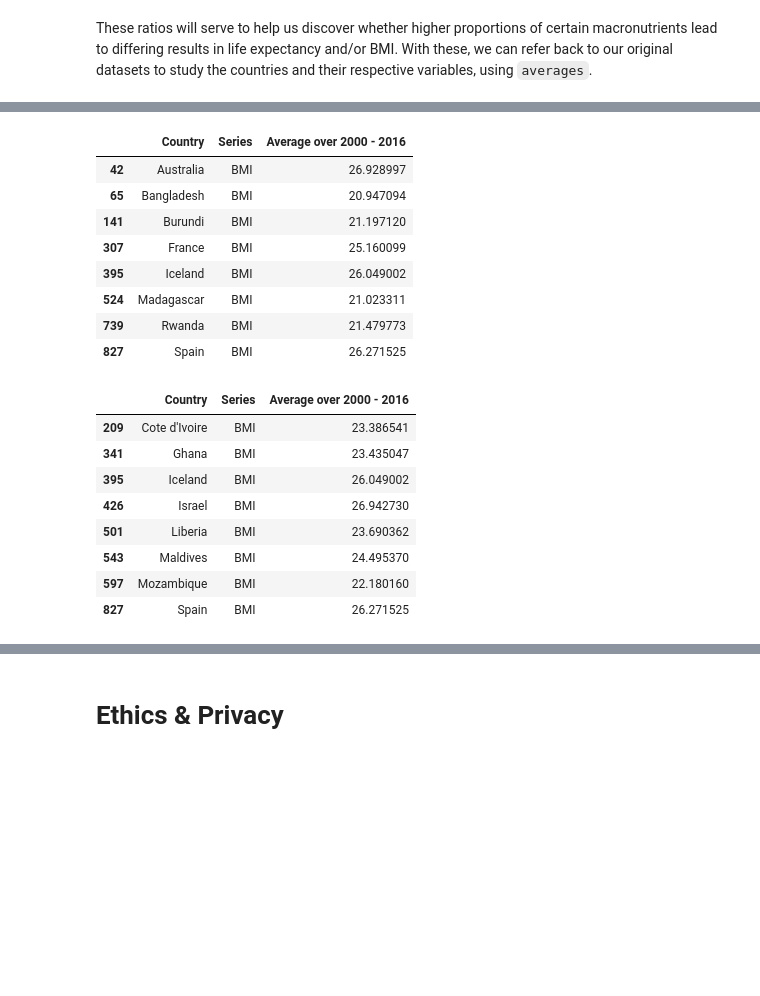
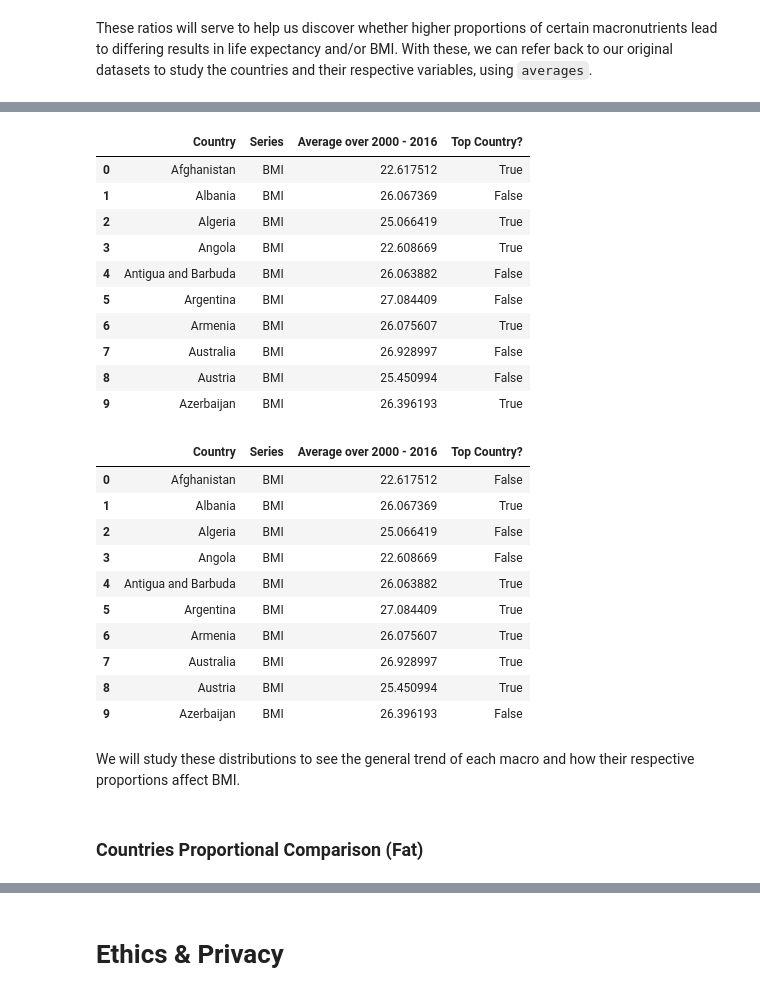
Before and after one commit to COGS108/Group074_WI24, a Jupyter notebook: EDACheckpoint_Group074_WI24.ipynb, the cells around one changed output, grey strips where cells are left out. Cells and saved outputs as stored; diff of their text form; code cells hidden in the pictures; blank space fills up the shorter version.

```diff
--- a/EDACheckpoint_Group074_WI24.ipynb
+++ b/EDACheckpoint_Group074_WI24.ipynb
@@ -1234,7 +1214,7 @@ if "Proportional Difference (PD) in Fats" in pd_carb.columns:
 if "PD in Protein" in pd_carb.columns:
     pd_carb.drop(columns= 'PD in Protein', inplace=True)
 
-pd_carb = pd.concat([pd_carb.nsmallest(5, "PD in Carbs"),pd_carb.nlargest(5, "PD in Carbs"), ])
+# pd_carb = pd.concat([pd_carb.nsmallest(5, "PD in Carbs"),pd_carb.nlargest(5, "PD in Carbs"), ])
 pd_carb.reset_index(drop=True, inplace=True)
 pd_carb['Top Country?'] = pd_carb['PD in Carbs'] > 0
 
@@ -1309,22 +1294,25 @@ pd_fat_global.head(10)
 # %%
 pd_carb_global = averages.copy()
 pd_carb_global = pd_carb_global[pd_carb_global['Country'].isin(pd_carb_countries)]
 
 # rmeoves macro information
 to_remove = ['Carbs (g/day)', 'Protein (g/day)', 'Fat (g/day)', "Life Expectancy (Years)"]
 pd_carb_global = pd_carb_global[~pd_carb_global['Series'].isin(to_remove)]
+pd_carb_global = pd_carb_global.merge(pd_carb[['Country', 'Top Country?']], on='Country', how='left')
 
-pd_carb_global.head()
+pd_carb_global.head(10)
 # %% [output]
-|  | Country | Series | Average over 2000 - 2016 |
-| 42 | Australia | BMI | 26.928997 |
-| 65 | Bangladesh | BMI | 20.947094 |
-| 141 | Burundi | BMI | 21.197120 |
-| 307 | France | BMI | 25.160099 |
-| 395 | Iceland | BMI | 26.049002 |
-| 524 | Madagascar | BMI | 21.023311 |
-| 739 | Rwanda | BMI | 21.479773 |
-| 827 | Spain | BMI | 26.271525 |
+|  | Country | Series | Average over 2000 - 2016 | Top Country? |
+| 0 | Afghanistan | BMI | 22.617512 | True |
+| 1 | Albania | BMI | 26.067369 | False |
+| 2 | Algeria | BMI | 25.066419 | True |
+| 3 | Angola | BMI | 22.608669 | True |
+| 4 | Antigua and Barbuda | BMI | 26.063882 | False |
+| 5 | Argentina | BMI | 27.084409 | False |
+| 6 | Armenia | BMI | 26.075607 | True |
+| 7 | Australia | BMI | 26.928997 | False |
+| 8 | Austria | BMI | 25.450994 | False |
+| 9 | Azerbaijan | BMI | 26.396193 | True |
 # %%
 pd_protein_global = averages.copy()
 pd_protein_global = pd_protein_global[pd_protein_global['Country'].isin(pd_protein_countries)]
@@ -1332,15 +1320,21 @@ pd_protein_global = pd_protein_global[pd_protein_global['Country'].isin(pd_prote
 # rmeoves macro information
 to_remove = ['Carbs (g/day)', 'Protein (g/day)', 'Fat (g/day)', "Life Expectancy (Years)"]
 pd_protein_global = pd_protein_global[~pd_protein_global['Series'].isin(to_remove)]
-
+pd_protein_global = pd_protein_global.merge(pd_protein[['Country', 'Top Country?']], on='Country', how='left')
 pd_protein_global.head(10)
 # %% [output]
-|  | Country | Series | Average over 2000 - 2016 |
-| 209 | Cote d'Ivoire | BMI | 23.386541 |
-| 341 | Ghana | BMI | 23.435047 |
-| 395 | Iceland | BMI | 26.049002 |
-| 426 | Israel | BMI | 26.942730 |
-| 501 | Liberia | BMI | 23.690362 |
-| 543 | Maldives | BMI | 24.495370 |
-| 597 | Mozambique | BMI | 22.180160 |
-| 827 | Spain | BMI | 26.271525 |
+|  | Country | Series | Average over 2000 - 2016 | Top Country? |
+| 0 | Afghanistan | BMI | 22.617512 | False |
+| 1 | Albania | BMI | 26.067369 | True |
+| 2 | Algeria | BMI | 25.066419 | False |
+| 3 | Angola | BMI | 22.608669 | False |
+| 4 | Antigua and Barbuda | BMI | 26.063882 | True |
+| 5 | Argentina | BMI | 27.084409 | True |
+| 6 | Armenia | BMI | 26.075607 | True |
+| 7 | Australia | BMI | 26.928997 | True |
+| 8 | Austria | BMI | 25.450994 | True |
+| 9 | Azerbaijan | BMI | 26.396193 | False |
+# %% [markdown]
+We will study these distributions to see the general trend of each macro and how their respective proportions affect BMI.
+# %% [markdown]
+### Countries Proportional Comparison (Fat)
```
Also changed, not shown: parts of 20 cells of this notebook.
